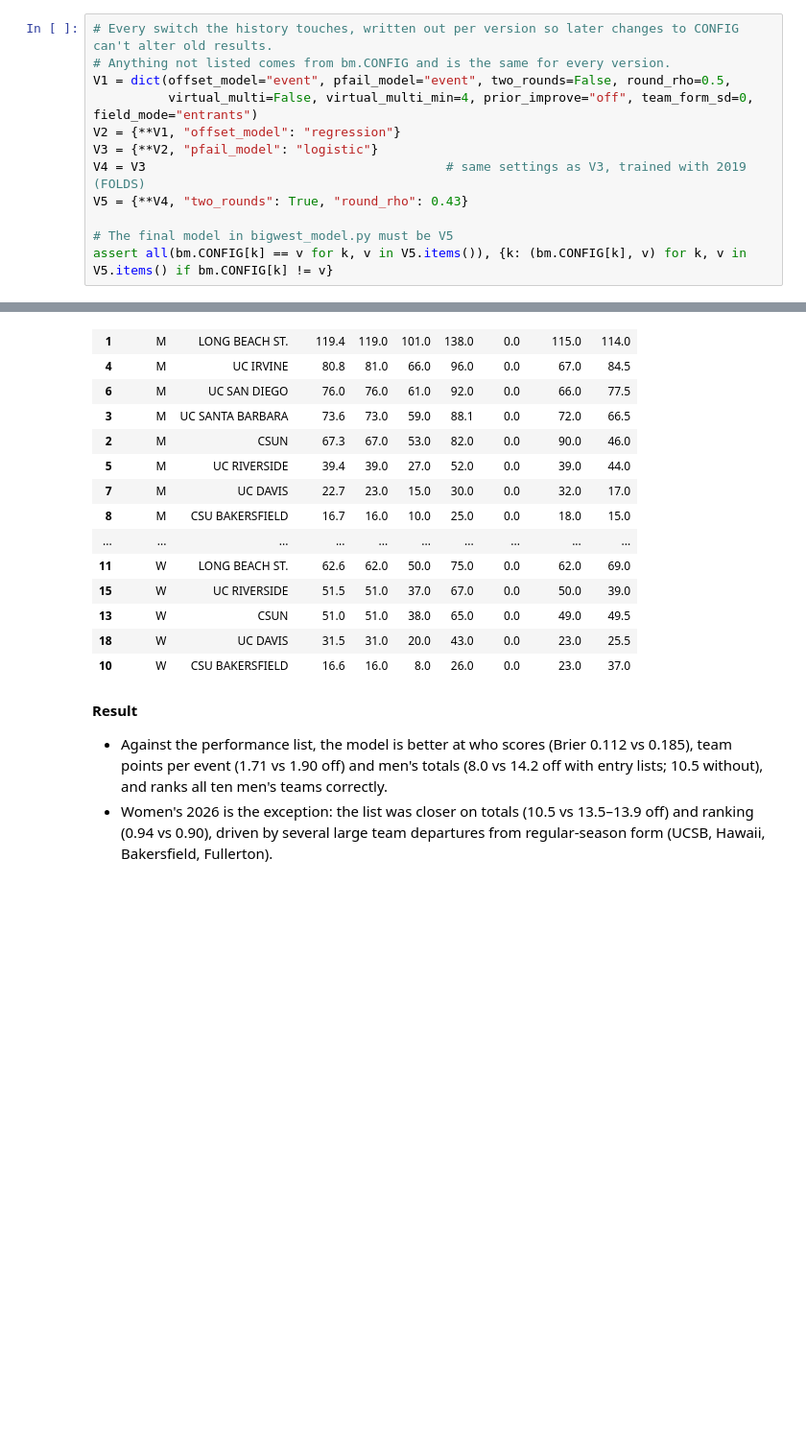
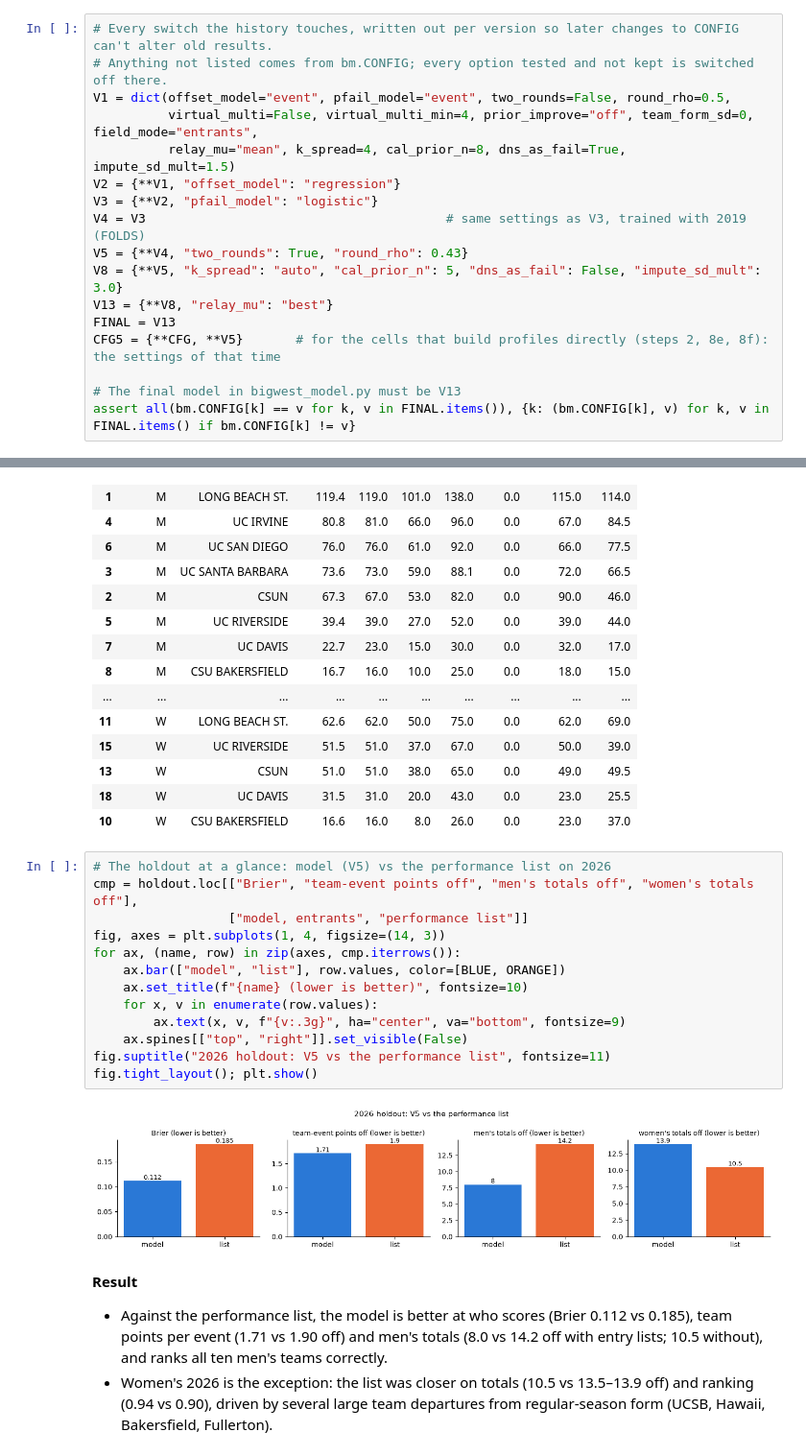
Before and after one commit to ChidiebereAgunanne/DSC180, a Jupyter notebook: big-west-predictor/notebooks/model_history.ipynb, the cells around one changed output, grey strips where cells are left out. Shown at 96% size. Saved outputs shown, nothing was run; the diff lists cells and outputs as text; blank space fills up the shorter version.

Commit message:
hisory of changes + additions to the big west model+ reults explaination file

```diff
--- a/big-west-predictor/notebooks/model_history.ipynb
+++ b/big-west-predictor/notebooks/model_history.ipynb
@@ -75,16 +100,21 @@ FINAL_FOLD = ([2019, 2021, 2022, 2023, 2024, 2025], 2026)
 57,300 regular-season rows | 5,257 Big West rows | seasons [2019, 2021, 2022, 2023, 2024, 2025, 2026]
 # %%
 # Every switch the history touches, written out per version so later changes to CONFIG can't alter old results.
-# Anything not listed comes from bm.CONFIG and is the same for every version.
+# Anything not listed comes from bm.CONFIG; every option tested and not kept is switched off there.
 V1 = dict(offset_model="event", pfail_model="event", two_rounds=False, round_rho=0.5,
-          virtual_multi=False, virtual_multi_min=4, prior_improve="off", team_form_sd=0, field_mode="entrants")
+          virtual_multi=False, virtual_multi_min=4, prior_improve="off", team_form_sd=0, field_mode="entrants",
+          relay_mu="mean", k_spread=4, cal_prior_n=8, dns_as_fail=True, impute_sd_mult=1.5)
 V2 = {**V1, "offset_model": "regression"}
 V3 = {**V2, "pfail_model": "logistic"}
 V4 = V3                                        # same settings as V3, trained with 2019 (FOLDS)
 V5 = {**V4, "two_rounds": True, "round_rho": 0.43}
+V8 = {**V5, "k_spread": "auto", "cal_prior_n": 5, "dns_as_fail": False, "impute_sd_mult": 3.0}
+V13 = {**V8, "relay_mu": "best"}
+FINAL = V13
+CFG5 = {**CFG, **V5}       # for the cells that build profiles directly (steps 2, 8e, 8f): the settings of that time
 
-# The final model in bigwest_model.py must be V5
-assert all(bm.CONFIG[k] == v for k, v in V5.items()), {k: (bm.CONFIG[k], v) for k, v in V5.items() if bm.CONFIG[k] != v}
+# The final model in bigwest_model.py must be V13
+assert all(bm.CONFIG[k] == v for k, v in FINAL.items()), {k: (bm.CONFIG[k], v) for k, v in FINAL.items() if bm.CONFIG[k] != v}
 # %%
 COLS = ["mark_mae_pct", "mark_bias_pct", "brier_model", "te_crps_model",
         "M_total_crps_model", "W_total_crps_model", "M_spearman_model", "W_spearman_model"]
@@ -606,6 +733,21 @@ display(final["totals"].sort_values(["gender", "exp_pts"], ascending=[True, Fals
 | 13 | W | CSUN | 51.0 | 51.0 | 38.0 | 65.0 | 0.0 | 49.0 | 49.5 |
 | 18 | W | UC DAVIS | 31.5 | 31.0 | 20.0 | 43.0 | 0.0 | 23.0 | 25.5 |
 | 10 | W | CSU BAKERSFIELD | 16.6 | 16.0 | 8.0 | 26.0 | 0.0 | 23.0 | 37.0 |
+# %%
+# The holdout at a glance: model (V5) vs the performance list on 2026
+cmp = holdout.loc[["Brier", "team-event points off", "men's totals off", "women's totals off"],
+                  ["model, entrants", "performance list"]]
+fig, axes = plt.subplots(1, 4, figsize=(14, 3))
+for ax, (name, row) in zip(axes, cmp.iterrows()):
+    ax.bar(["model", "list"], row.values, color=[BLUE, ORANGE])
+    ax.set_title(f"{name} (lower is better)", fontsize=10)
+    for x, v in enumerate(row.values):
+        ax.text(x, v, f"{v:.3g}", ha="center", va="bottom", fontsize=9)
+    ax.spines[["top", "right"]].set_visible(False)
+fig.suptitle("2026 holdout: V5 vs the performance list", fontsize=11)
+fig.tight_layout(); plt.show()
+# %% [output]
+[figure, added]
 # %% [markdown]
 **Result**
 - Against the performance list, the model is better at who scores (Brier 0.112 vs 0.185), team points per event
```
Also changed, not shown: parts of 84 cells of this notebook, 2 other files.
